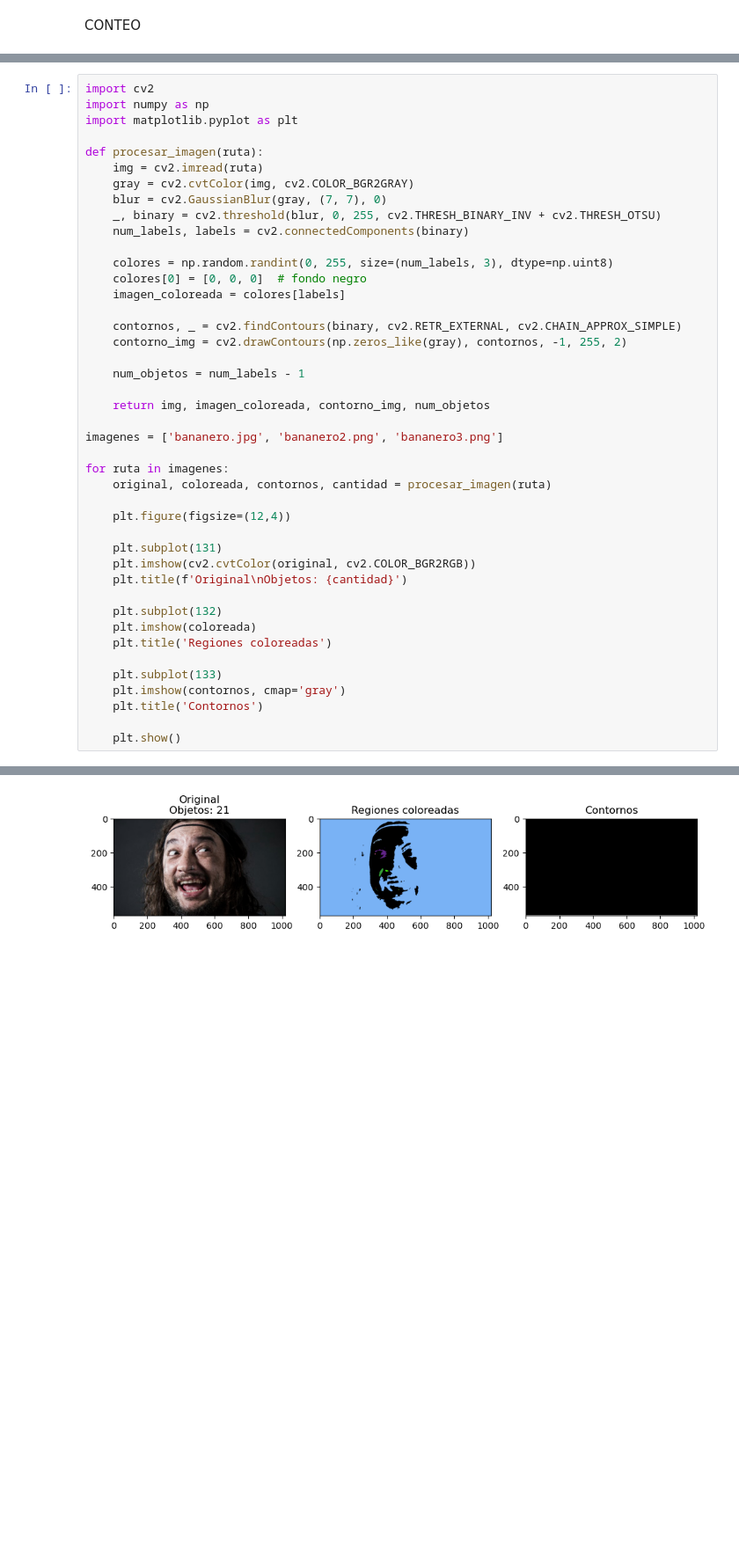
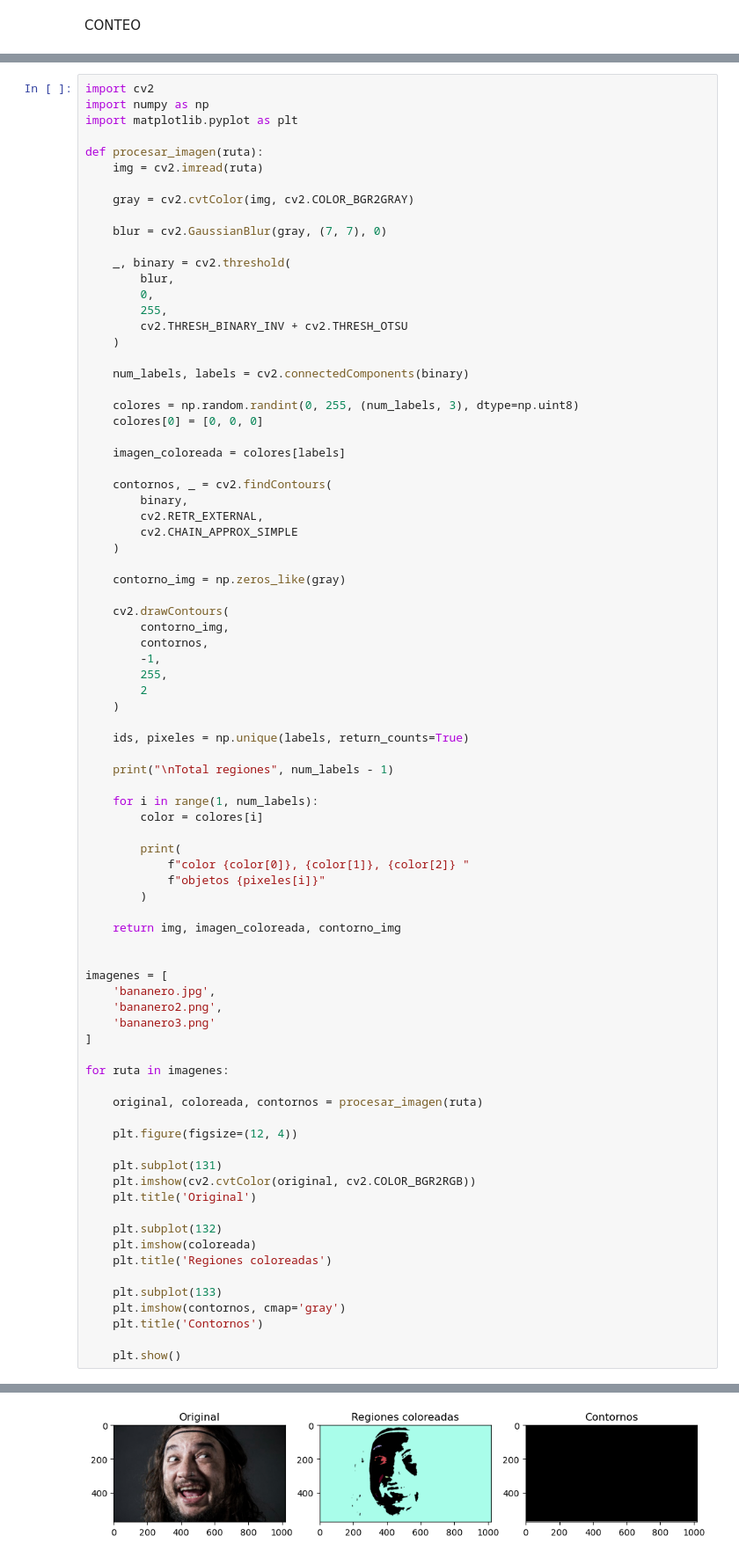
Before and after one commit to 123rafael123/Procesamiento-Digital-de-Imagenes, a Jupyter notebook: tareaDeImagenes/conectividad.ipynb, the cells around one changed output, grey strips where cells are left out. Shown at 88% size. Cells and saved outputs as stored; diff of their text form; blank space fills up the shorter version.

```diff
--- a/tareaDeImagenes/conectividad.ipynb
+++ b/tareaDeImagenes/conectividad.ipynb
@@ -67,32 +67,71 @@ import matplotlib.pyplot as plt
 
 def procesar_imagen(ruta):
     img = cv2.imread(ruta)
+
     gray = cv2.cvtColor(img, cv2.COLOR_BGR2GRAY)
+
     blur = cv2.GaussianBlur(gray, (7, 7), 0)
-    _, binary = cv2.threshold(blur, 0, 255, cv2.THRESH_BINARY_INV + cv2.THRESH_OTSU)
+
+    _, binary = cv2.threshold(
+        blur,
+        0,
+        255,
+        cv2.THRESH_BINARY_INV + cv2.THRESH_OTSU
+    )
+
     num_labels, labels = cv2.connectedComponents(binary)
 
-    colores = np.random.randint(0, 255, size=(num_labels, 3), dtype=np.uint8)
-    colores[0] = [0, 0, 0]  # fondo negro
+    colores = np.random.randint(0, 255, (num_labels, 3), dtype=np.uint8)
+    colores[0] = [0, 0, 0]
+
     imagen_coloreada = colores[labels]
 
-    contornos, _ = cv2.findContours(binary, cv2.RETR_EXTERNAL, cv2.CHAIN_APPROX_SIMPLE)
-    contorno_img = cv2.drawContours(np.zeros_like(gray), contornos, -1, 255, 2)
+    contornos, _ = cv2.findContours(
+        binary,
+        cv2.RETR_EXTERNAL,
+        cv2.CHAIN_APPROX_SIMPLE
+    )
 
-    num_objetos = num_labels - 1
+    contorno_img = np.zeros_like(gray)
 
-    return img, imagen_coloreada, contorno_img, num_objetos
+    cv2.drawContours(
+        contorno_img,
+        contornos,
+        -1,
+        255,
+        2
+    )
 
-imagenes = ['bananero.jpg', 'bananero2.png', 'bananero3.png']
+    ids, pixeles = np.unique(labels, return_counts=True)
+
+    print("\nTotal regiones", num_labels - 1)
+
+    for i in range(1, num_labels):
+        color = colores[i]
+
+        print(
+            f"color {color[0]}, {color[1]}, {color[2]} "
+            f"objetos {pixeles[i]}"
+        )
+
+    return img, imagen_coloreada, contorno_img
+
+
+imagenes = [
+    'bananero.jpg',
+    'bananero2.png',
+    'bananero3.png'
+]
 
 for ruta in imagenes:
-    original, coloreada, contornos, cantidad = procesar_imagen(ruta)
 
-    plt.figure(figsize=(12,4))
+    original, coloreada, contornos = procesar_imagen(ruta)
+
+    plt.figure(figsize=(12, 4))
 
     plt.subplot(131)
     plt.imshow(cv2.cvtColor(original, cv2.COLOR_BGR2RGB))
-    plt.title(f'Original\nObjetos: {cantidad}')
+    plt.title('Original')
 
     plt.subplot(132)
     plt.imshow(coloreada)
@@ -107 +163 @@ for ruta in imagenes:
-[figure, old version]
+[figure, new version]
```
Also changed, not shown: parts of 1 cell of this notebook.
